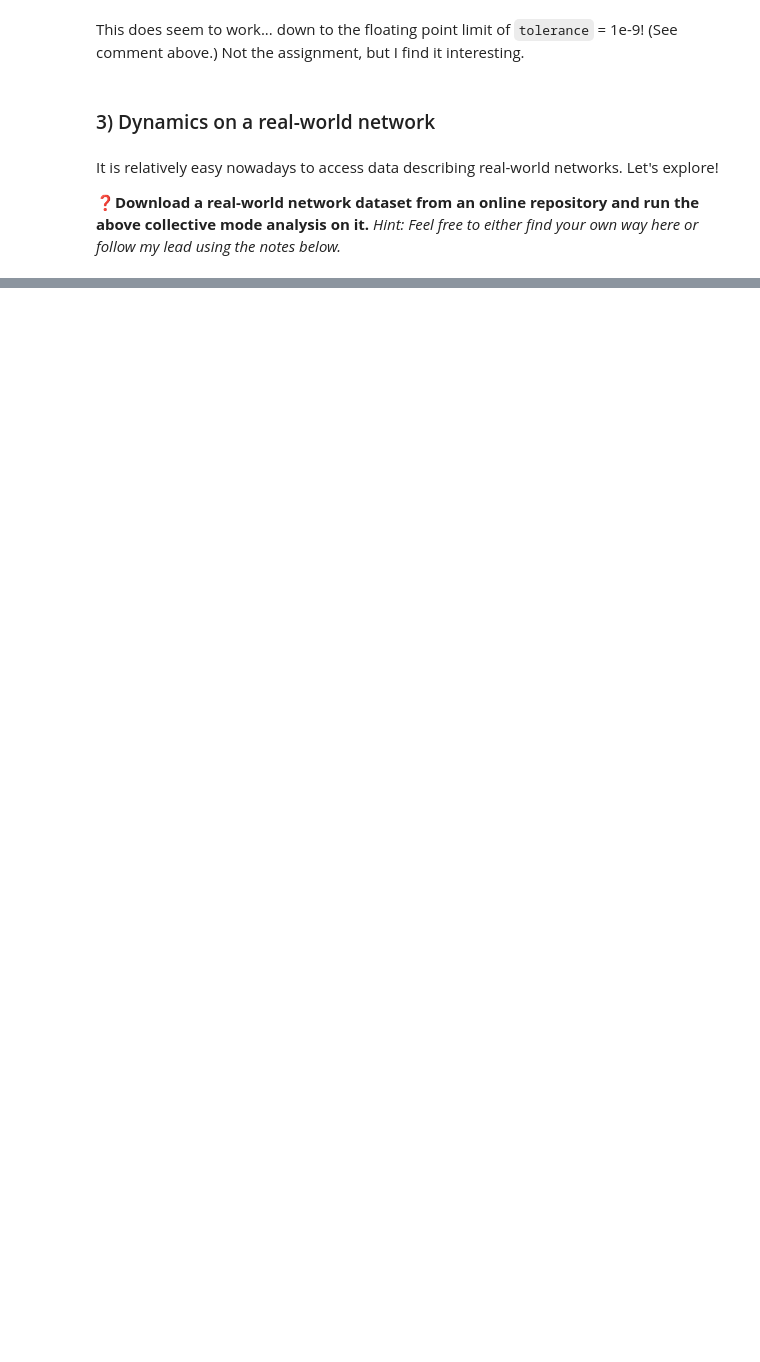
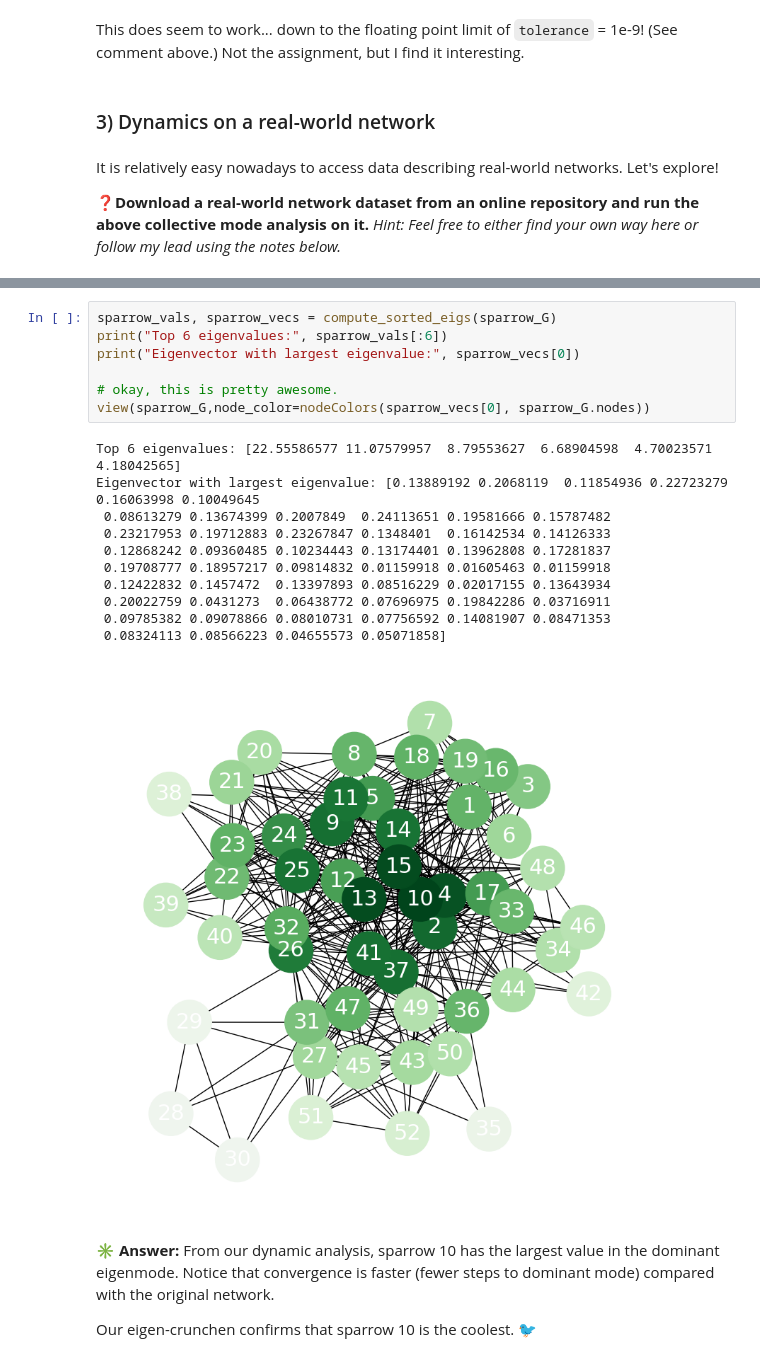
Before and after one commit to peterdresslar/CAS-503-Collectives, a Jupyter notebook: zaphod/4-SpreadingDynamics.ipynb, the cells around one changed output, grey strips where cells are left out. Drawn from its saved outputs; the diff is of its cells as text; blank space fills up the shorter version.

```diff
--- a/zaphod/4-SpreadingDynamics.ipynb
+++ b/zaphod/4-SpreadingDynamics.ipynb
@@ -294,0 +328,23 @@ Once you have your network loaded, use code from the previous section to find (a
+# %%
+sparrow_vals, sparrow_vecs = compute_sorted_eigs(sparrow_G)
+print("Top 6 eigenvalues:", sparrow_vals[:6])
+print("Eigenvector with largest eigenvalue:", sparrow_vecs[0])
+
+# okay, this is pretty awesome.
+view(sparrow_G,node_color=nodeColors(sparrow_vecs[0], sparrow_G.nodes))
+# %% [output]
+Top 6 eigenvalues: [22.55586577 11.07579957  8.79553627  6.68904598  4.70023571  4.18042565]
+Eigenvector with largest eigenvalue: [0.13889192 0.2068119  0.11854936 0.22723279 0.16063998 0.10049645
+ 0.08613279 0.13674399 0.2007849  0.24113651 0.19581666 0.15787482
+ 0.23217953 0.19712883 0.23267847 0.1348401  0.16142534 0.14126333
+ 0.12868242 0.09360485 0.10234443 0.13174401 0.13962808 0.17281837
+ 0.19708777 0.18957217 0.09814832 0.01159918 0.01605463 0.01159918
+ 0.12422832 0.1457472  0.13397893 0.08516229 0.02017155 0.13643934
+ 0.20022759 0.0431273  0.06438772 0.07696975 0.19842286 0.03716911
+ 0.09785382 0.09078866 0.08010731 0.07756592 0.14081907 0.08471353
+ 0.08324113 0.08566223 0.04655573 0.05071858]
+[figure, added]
+# %% [markdown]
+✳️ **Answer:** From our dynamic analysis, sparrow 10 has the largest value in the dominant eigenmode. Notice that convergence is faster (fewer steps to dominant mode) compared with the original network.
+
+Our eigen-crunchen confirms that sparrow 10 is the coolest. 🐦
```
Also changed, not shown: parts of 25 cells of this notebook, 5 other files.
